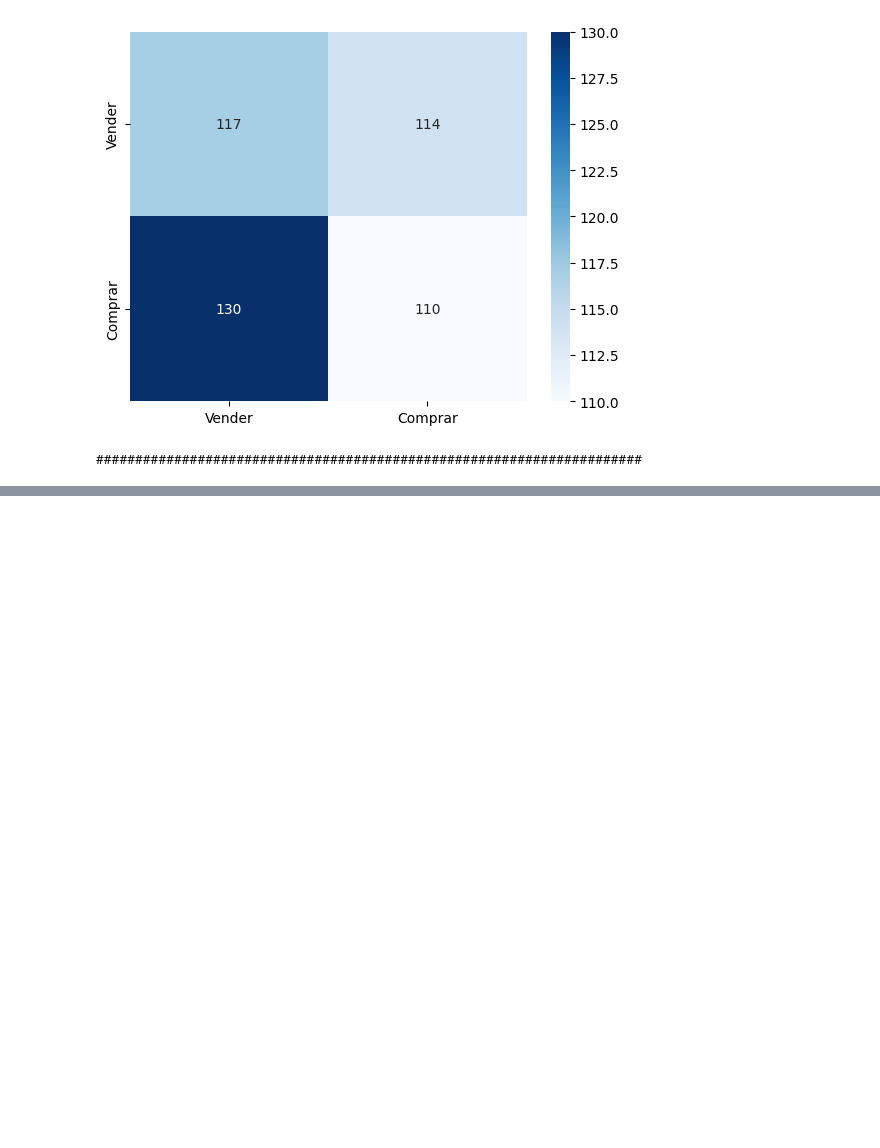
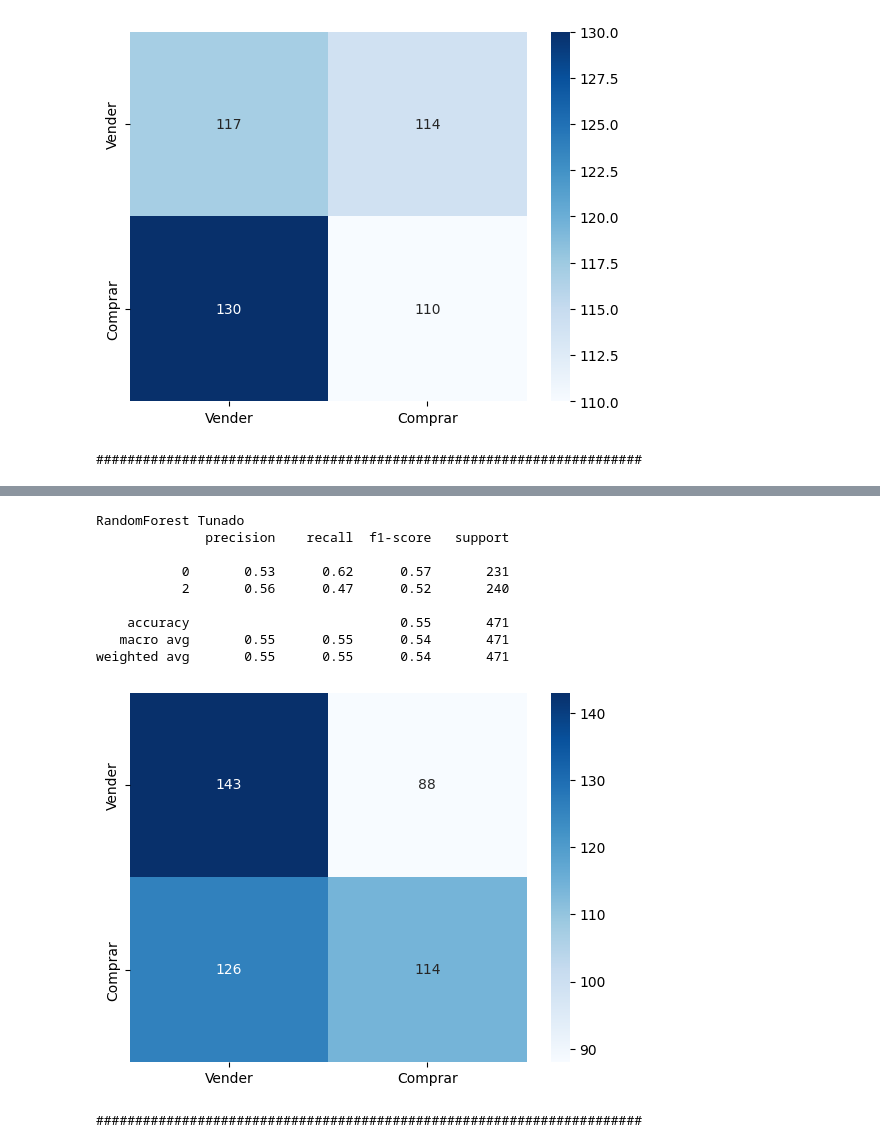
Before and after one commit to YagoL3m3/stock-ai-recommender, a Jupyter notebook: tratativas_dataframes.ipynb, the cells around one changed output, grey strips where cells are left out. Saved outputs shown, nothing was run; the diff lists cells and outputs as text; code cells hidden in the pictures; blank space fills up the shorter version.

Commit message:
Fazendo o machine learning com dados de treino e teste

```diff
--- a/tratativas_dataframes.ipynb
+++ b/tratativas_dataframes.ipynb
@@ -638,3 +639,29 @@ KNN
    macro avg       0.54      0.54      0.54       471
 weighted avg       0.54      0.54      0.54       471
 ... (10 outputs left out)
+# %%
+from sklearn.model_selection import GridSearchCV
+from sklearn.metrics import make_scorer, precision_score
+
+modelo_final = modelos["RandomForest"]
+
+n_estimators = range(10, 251, 30)
+max_features = list(range(2, 11, 2))
+max_features.append('auto')
+min_samples_split = range(2, 11, 2)
+
+precision2_score = make_scorer(precision_score, labels=[2], average='macro')
+
+grid = GridSearchCV(
+        estimator=RandomForestClassifier(),
+        param_grid={
+            'n_estimators': n_estimators,
+            'max_features': max_features,
+            'min_samples_split': min_samples_split,
+            'random_state': [1],
+        },
+        scoring=precision2_score,
+)
+
+resultado_grid = grid.fit(x_treino, y_treino)
+print("Ajuste feito")
@@ -640,0 +687,16 @@ weighted avg       0.54      0.54      0.54       471
+# %%
+modelo_tunado = resultado_grid.best_estimator_
+previsoes = modelo_tunado.predict(x_teste)
+avaliar(y_teste, previsoes, "RandomForest Tunado")
+# %% [output]
+RandomForest Tunado
+              precision    recall  f1-score   support
+
+           0       0.53      0.62      0.57       231
+           2       0.56      0.47      0.52       240
+
+    accuracy                           0.55       471
+   macro avg       0.55      0.55      0.54       471
+weighted avg       0.55      0.55      0.54       471
+[figure, added]
+######################################################################
```
Also changed, not shown: parts of 3 cells of this notebook.
